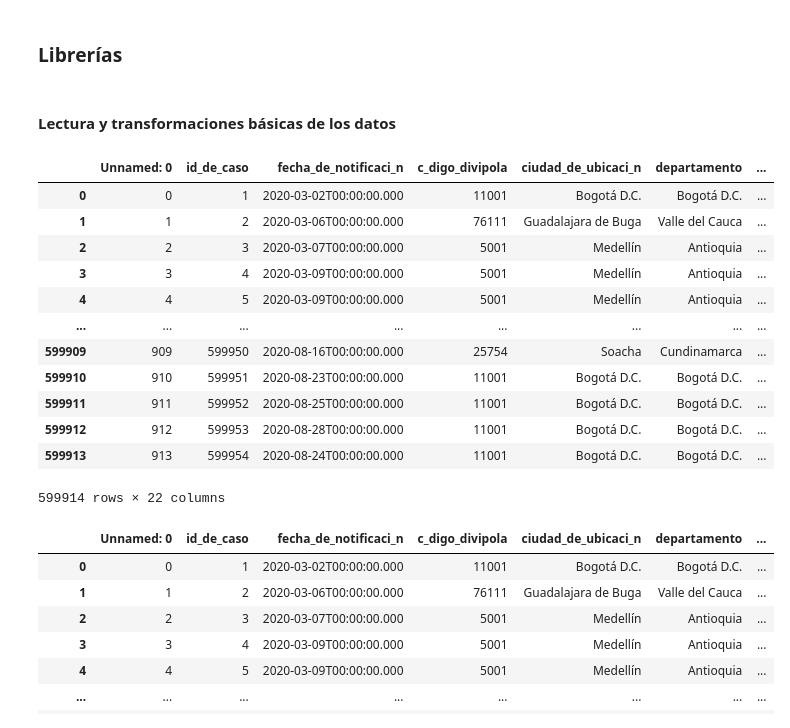
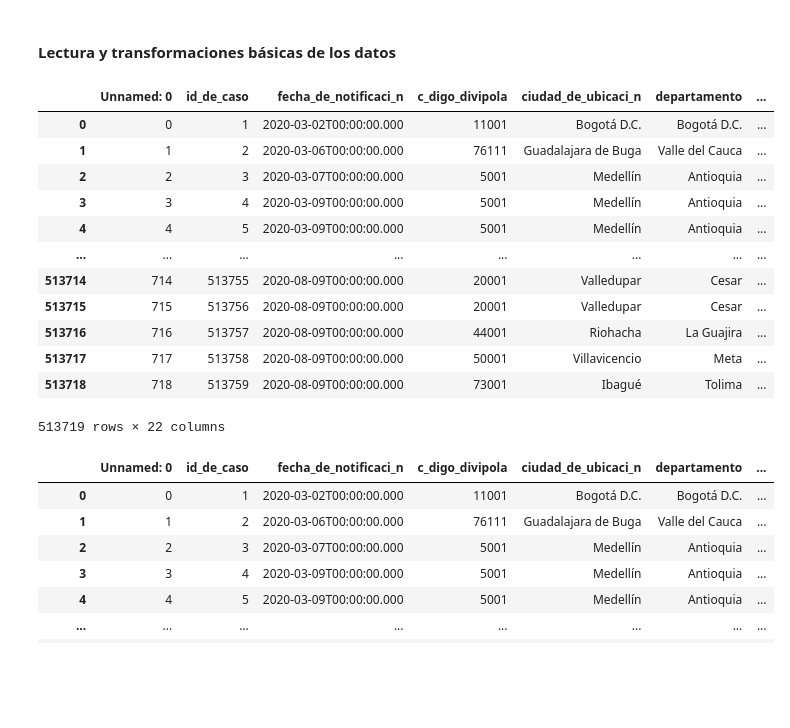
Before and after one commit to AP-2020-1S/covid-19-predictiva, a Jupyter notebook: Datalab/Untitled15.ipynb, the cells around one changed output. Saved outputs shown, nothing was run; the diff lists cells and outputs as text; code cells hidden in the pictures; blank space fills up the shorter version.

```diff
--- a/Datalab/Untitled15.ipynb
+++ b/Datalab/Untitled15.ipynb
@@ -1,2 +0,0 @@
-# %% [markdown]
-### **Librerías**
@@ -33,22 +33,22 @@ from matplotlib import*
 # %% [markdown]
 #### **Lectura y transformaciones básicas de los datos**
 # %%
-data_DA = pd.read_csv("CasosPositivosCOVID19_Colombia.csv")
+data_DA = pd.read_csv("../Datos/CasosPositivosCOVID19_Colombia.csv")
 data_DA
 # %% [output]
 |  | Unnamed: 0 | id_de_caso | fecha_de_notificaci_n | c_digo_divipola | ciudad_de_ubicaci_n | departamento | ... |
 | 0 | 0 | 1 | 2020-03-02T00:00:00.000 | 11001 | Bogotá D.C. | Bogotá D.C. | ... |
 | 1 | 1 | 2 | 2020-03-06T00:00:00.000 | 76111 | Guadalajara de Buga | Valle del Cauca | ... |
 | 2 | 2 | 3 | 2020-03-07T00:00:00.000 | 5001 | Medellín | Antioquia | ... |
 | 3 | 3 | 4 | 2020-03-09T00:00:00.000 | 5001 | Medellín | Antioquia | ... |
 | 4 | 4 | 5 | 2020-03-09T00:00:00.000 | 5001 | Medellín | Antioquia | ... |
 | ... | ... | ... | ... | ... | ... | ... | ... |
-| 599909 | 909 | 599950 | 2020-08-16T00:00:00.000 | 25754 | Soacha | Cundinamarca | ... |
-| 599910 | 910 | 599951 | 2020-08-23T00:00:00.000 | 11001 | Bogotá D.C. | Bogotá D.C. | ... |
-| 599911 | 911 | 599952 | 2020-08-25T00:00:00.000 | 11001 | Bogotá D.C. | Bogotá D.C. | ... |
-| 599912 | 912 | 599953 | 2020-08-28T00:00:00.000 | 11001 | Bogotá D.C. | Bogotá D.C. | ... |
-| 599913 | 913 | 599954 | 2020-08-24T00:00:00.000 | 11001 | Bogotá D.C. | Bogotá D.C. | ... |
+| 513714 | 714 | 513755 | 2020-08-09T00:00:00.000 | 20001 | Valledupar | Cesar | ... |
+| 513715 | 715 | 513756 | 2020-08-09T00:00:00.000 | 20001 | Valledupar | Cesar | ... |
+| 513716 | 716 | 513757 | 2020-08-09T00:00:00.000 | 44001 | Riohacha | La Guajira | ... |
+| 513717 | 717 | 513758 | 2020-08-09T00:00:00.000 | 50001 | Villavicencio | Meta | ... |
+| 513718 | 718 | 513759 | 2020-08-09T00:00:00.000 | 73001 | Ibagué | Tolima | ... |
-599914 rows × 22 columns
+513719 rows × 22 columns
 # %%
 data_DA['fecha_reporte_web'] = pd.to_datetime(data_DA['fecha_reporte_web']).dt.tz_localize(None)
 data_DA['Mes'] = data_DA['fecha_reporte_web'].dt.month
```
Also changed, not shown: parts of 1 cell of this notebook, 16 other files.
